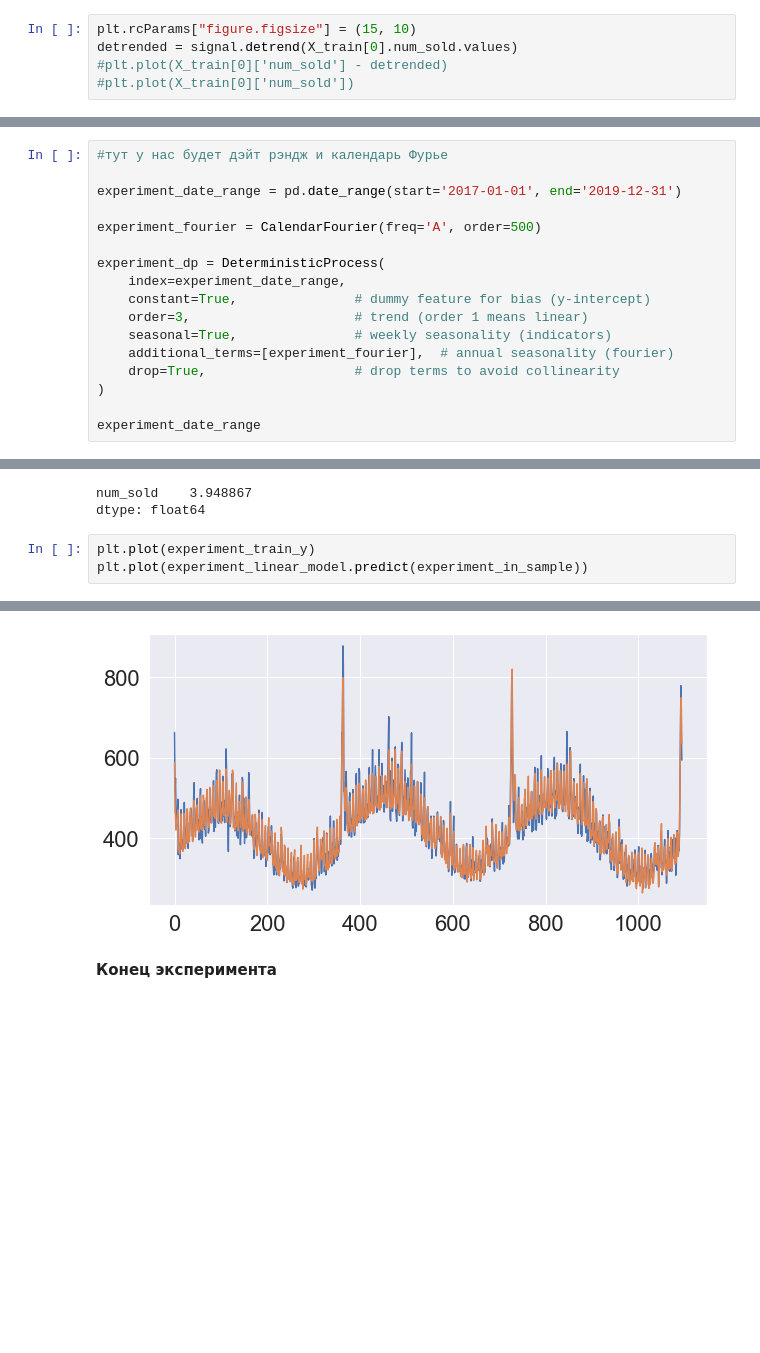
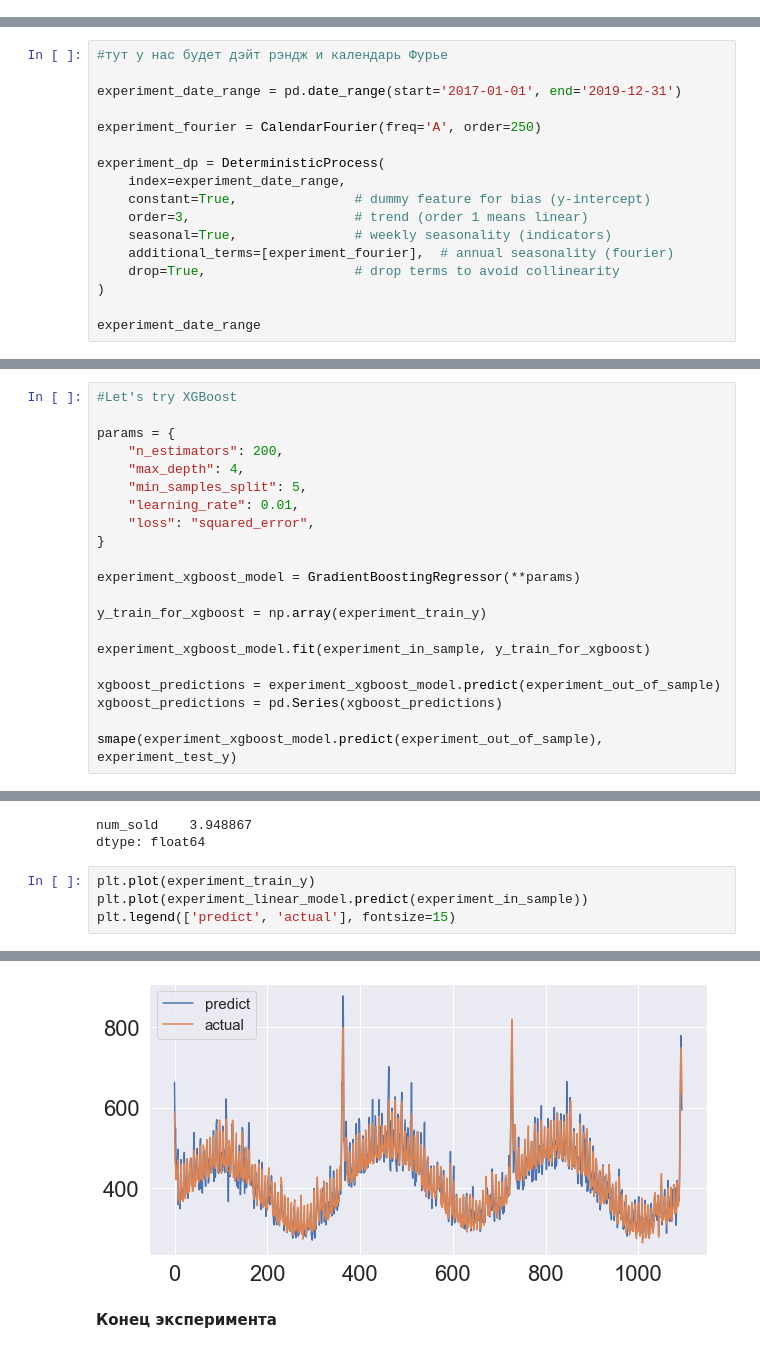
Before and after one commit to Serueja/kaggle-comps, a Jupyter notebook: tabular_playground_series/t_p_s_init.ipynb, the cells around one changed output, grey strips where cells are left out. Drawn from its saved outputs; the diff is of its cells as text; blank space fills up the shorter version.

Commit message:
cleared the code and started working with XGBoost

```diff
--- a/tabular_playground_series/t_p_s_init.ipynb
+++ b/tabular_playground_series/t_p_s_init.ipynb
@@ -297,5 +444,0 @@ Plotting the trend
-# %%
-plt.rcParams["figure.figsize"] = (15, 10)
-detrended = signal.detrend(X_train[0].num_sold.values)
-#plt.plot(X_train[0]['num_sold'] - detrended)
-#plt.plot(X_train[0]['num_sold'])
@@ -371,7 +453,7 @@ dp_d_r_2 = DeterministicProcess(
 
 experiment_date_range = pd.date_range(start='2017-01-01', end='2019-12-31')
 
-experiment_fourier = CalendarFourier(freq='A', order=500)
+experiment_fourier = CalendarFourier(freq='A', order=250)
 
 experiment_dp = DeterministicProcess(
     index=experiment_date_range,
@@ -427,0 +507,21 @@ dtype: float64
+# %%
+#Let's try XGBoost
+
+params = {
+    "n_estimators": 200,
+    "max_depth": 4,
+    "min_samples_split": 5,
+    "learning_rate": 0.01,
+    "loss": "squared_error",
+}
+
+experiment_xgboost_model = GradientBoostingRegressor(**params)
+
+y_train_for_xgboost = np.array(experiment_train_y)
+
+experiment_xgboost_model.fit(experiment_in_sample, y_train_for_xgboost)
+
+xgboost_predictions = experiment_xgboost_model.predict(experiment_out_of_sample)
+xgboost_predictions = pd.Series(xgboost_predictions)
+
+smape(experiment_xgboost_model.predict(experiment_out_of_sample), experiment_test_y)
@@ -439,4 +568,5 @@ dtype: float64
 # %%
 plt.plot(experiment_train_y)
 plt.plot(experiment_linear_model.predict(experiment_in_sample))
+plt.legend(['predict', 'actual'], fontsize=15)
 # %% [output]
@@ -444,3 +574,3 @@ plt.plot(experiment_linear_model.predict(experiment_in_sample))
-[figure, old version]
+[figure, new version]
 # %% [markdown]
 **Конец эксперимента**
```
Also changed, not shown: parts of 51 cells of this notebook.
